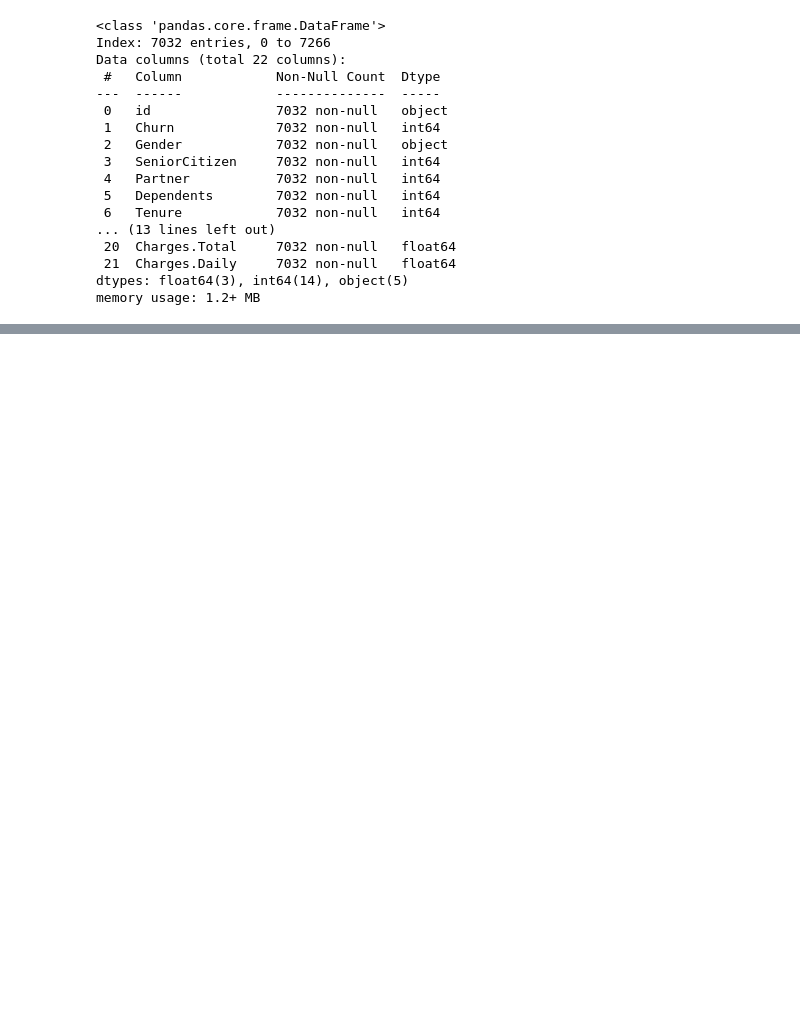
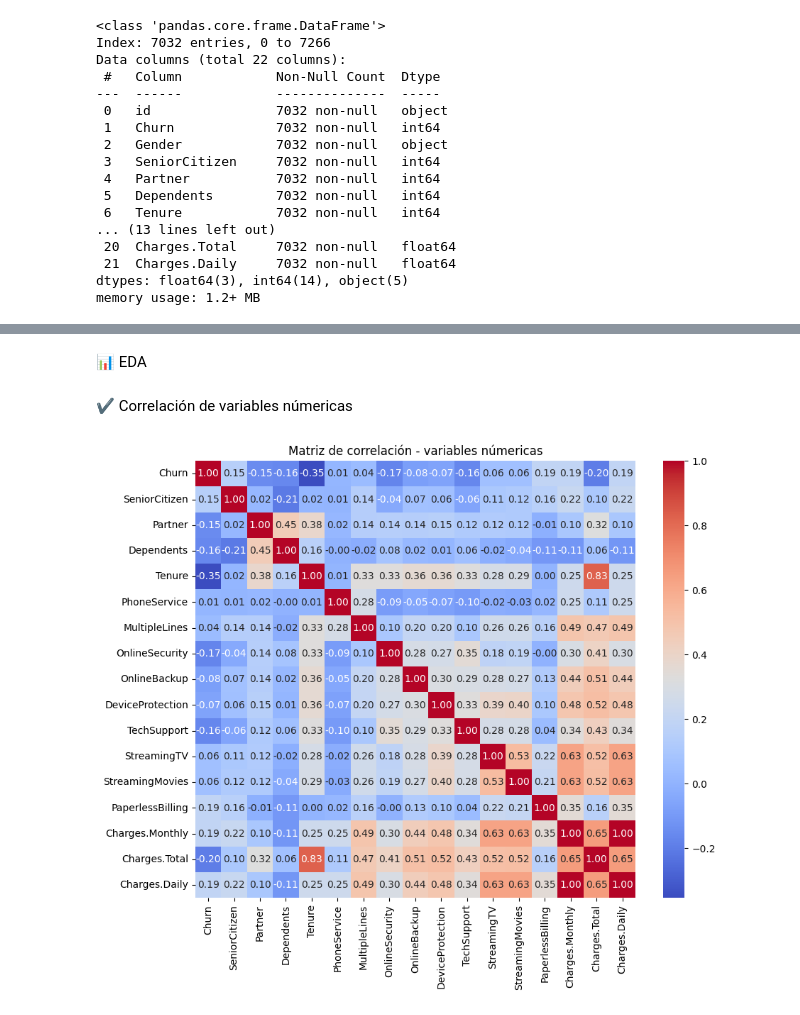
Before and after one commit to nikovido/telecomx-churnprediction-alura-one, a Jupyter notebook: TelecomX_parte2_proyecto_Alura_ONE_G9.ipynb, the cells around one changed output, grey strips where cells are left out. Cells and saved outputs as stored; diff of their text form; code cells hidden in the pictures; blank space fills up the shorter version.

```diff
--- a/TelecomX_parte2_proyecto_Alura_ONE_G9.ipynb
+++ b/TelecomX_parte2_proyecto_Alura_ONE_G9.ipynb
@@ -501,0 +504,3 @@ memory usage: 1.2+ MB
+# %%
+df.drop(['id'], axis=1, inplace=True)
+df.head()
@@ -501,0 +535,22 @@ memory usage: 1.2+ MB
+# %% [markdown]
+📊 EDA
+# %% [markdown]
+✔ Correlación de variables númericas
+# %%
+import matplotlib.pyplot as plt
+import seaborn as sns
+
+# Seleccionar las columnas numéricas
+
+df_numeric = df.select_dtypes(include=['int64', 'float64'])
+
+# calcular matriz de correlación
+corr_matrix = df_numeric.corr()
+
+# imprimir matriz de correlación
+plt.figure(figsize=(10, 8))
+sns.heatmap(corr_matrix, annot=True, cmap='coolwarm', fmt='.2f')
+plt.title('Matriz de correlación - variables númericas')
+plt.show()
+# %% [output]
+[figure, added]
```
Also changed, not shown: parts of 40 cells of this notebook.
